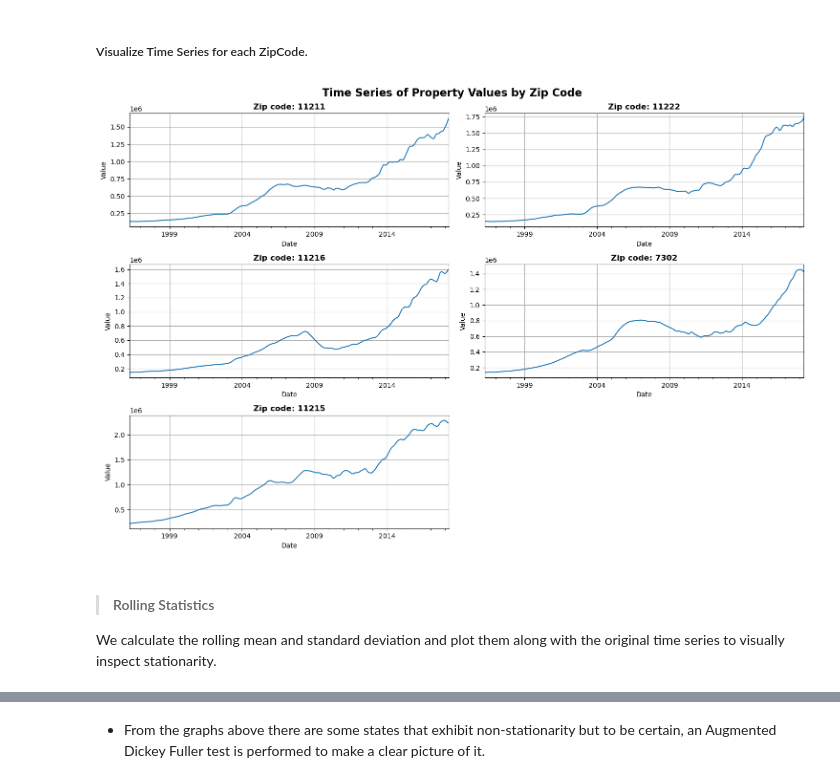
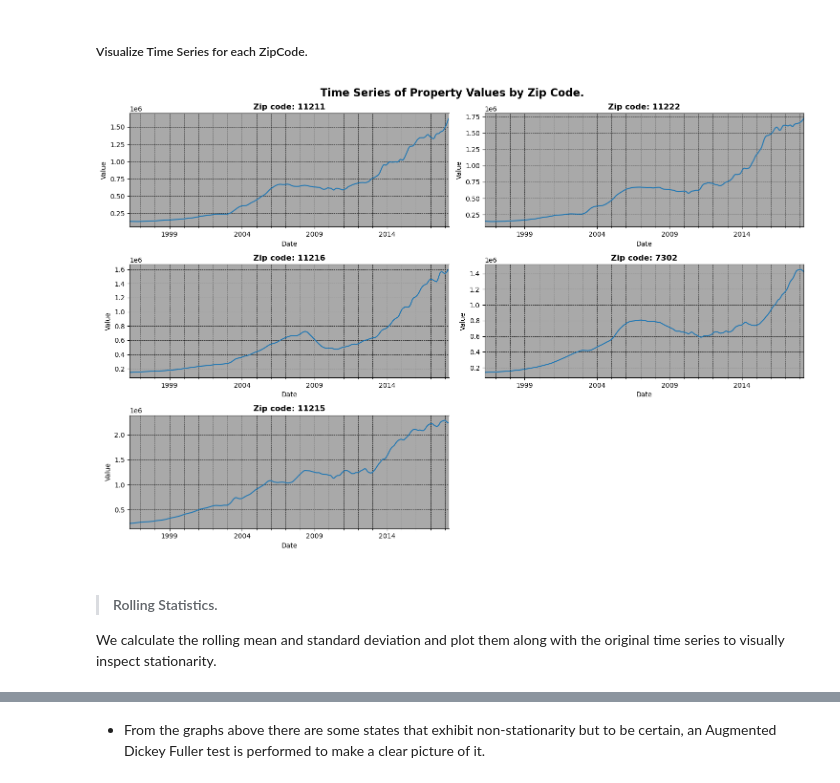
Before and after one commit to PaulMuniu/Phase-4-Group-Project, a Jupyter notebook: Student.ipynb, the cells around one changed output, grey strips where cells are left out. Drawn from its saved outputs; the diff is of its cells as text; code cells hidden in the pictures.

```diff
--- a/Student.ipynb
+++ b/Student.ipynb
@@ -695,24 +695,26 @@ Date
 # %% [markdown]
 ##### Visualize Time Series for each ZipCode.
 # %%
-# Create the subplots
 plt.figure(figsize=(15, 10))
-plt.suptitle('Time Series of Property Values by Zip Code', fontsize=16, weight='bold')
+plt.suptitle('Time Series of Property Values by Zip Code.', fontsize=16, weight='bold')
 
 for index, zipcode in enumerate(zipcodes):
-    plt.subplot(3, 2, index+1)
-    df_ts[index]['Value'].plot()
-    plt.title(f'Zip code: {zipcode}', weight='bold')
-    plt.xlabel('Date')
-    plt.ylabel('Value')
-    plt.grid(True)
+    ax = plt.subplot(3, 2, index + 1)
+    df_ts[index]['Value'].plot(ax=ax)
+    ax.set_title(f'Zip code: {zipcode}', weight='bold')
+    ax.set_xlabel('Date')
+    ax.set_ylabel('Value')
+    ax.grid(True, which = 'both', color='black', linestyle='--', linewidth=0.5)
+
+    # Set background color
+    ax.set_facecolor('darkgrey')
 
 plt.tight_layout()
 plt.show();
 # %% [output]
-[figure, old version]
+[figure, new version]
 # %% [markdown]
-> #### Rolling Statistics
+> #### Rolling Statistics.
 We calculate the rolling mean and standard deviation and plot them along with the original time series to visually inspect stationarity.
 # %%
 # Helper Function to plot rolling statistics
```
Also changed, not shown: parts of 12 cells of this notebook.
